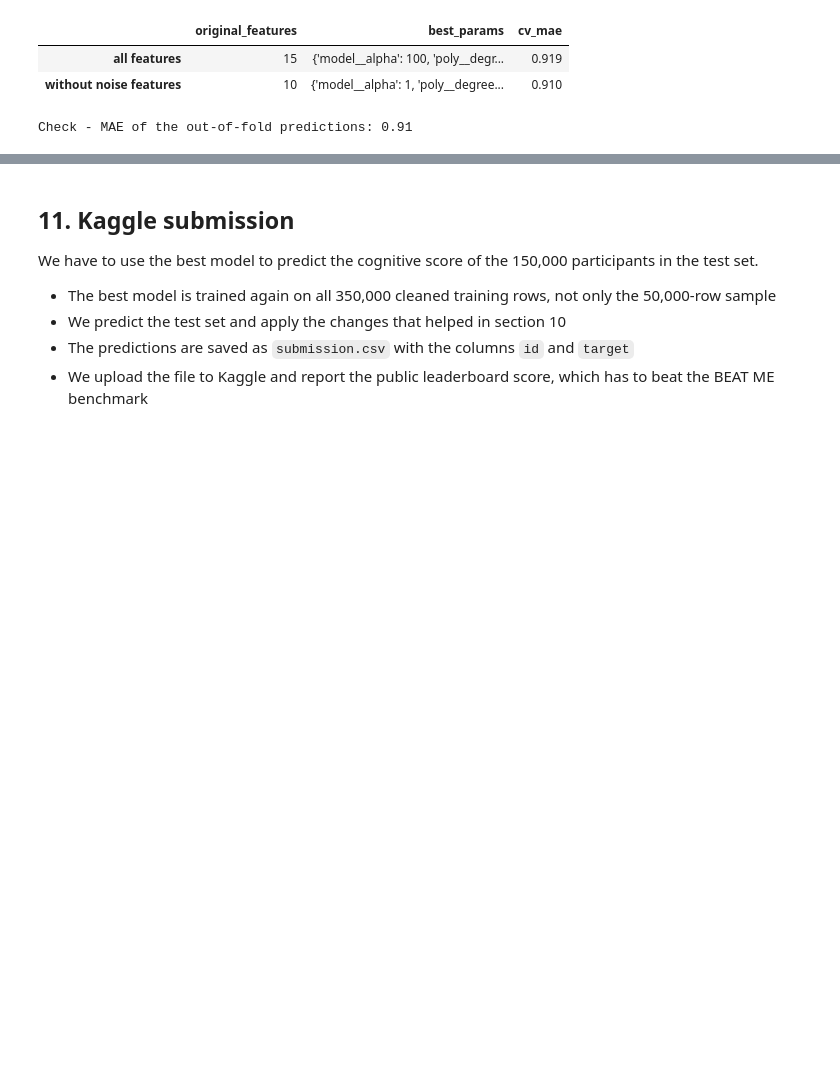
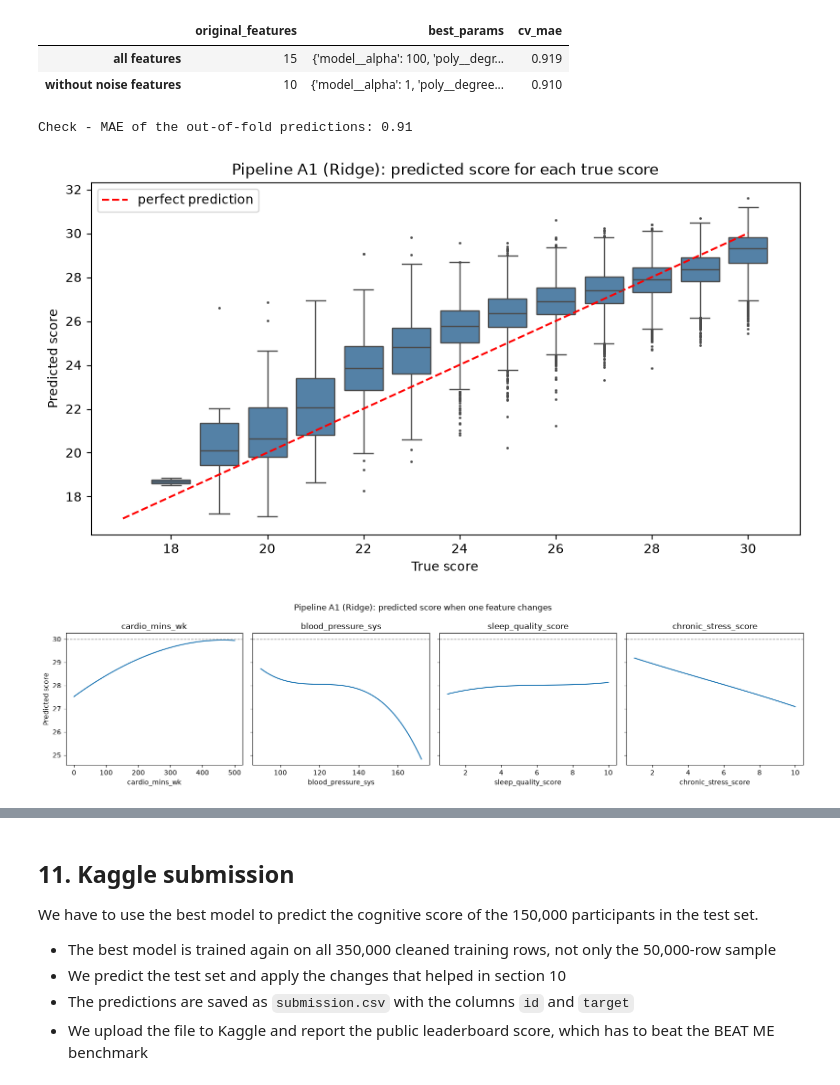
Before and after one commit to kacoew/DAT200-CAs, a Jupyter notebook: CA05_26H/CA5_Group6.ipynb, the cells around one changed output, grey strips where cells are left out. Saved outputs shown, nothing was run; the diff lists cells and outputs as text; code cells hidden in the pictures; blank space fills up the shorter version.

```diff
--- a/CA05_26H/CA5_Group6.ipynb
+++ b/CA05_26H/CA5_Group6.ipynb
@@ -527,4 +527,54 @@ print("Check - MAE of the out-of-fold predictions:", round(mean_absolute_error(y
 | all features | 15 | {'model__alpha': 100, 'poly__degr... | 0.919 |
 | without noise features | 10 | {'model__alpha': 1, 'poly__degree... | 0.910 |
 Check - MAE of the out-of-fold predictions: 0.91
+# %%
+# Section 7a.4 - Visualisations of pipeline A1
+
+# Two small helper functions, used again for the other pipelines
+
+def plot_pred_vs_true(pred, title, ax=None):
+    """Boxplot of the predicted score for each true score, with the line of a perfect prediction."""
+    if ax is None:
+        fig, ax = plt.subplots(figsize=(10, 5))
+    sns.boxplot(x=y_tune, y=np.asarray(pred, dtype=float), native_scale=True, color="steelblue",
+                fliersize=1, ax=ax)
+    ax.plot([17, 30], [17, 30], color="red", linestyle="--", label="perfect prediction")
+    ax.set_title(title)
+    ax.set_xlabel("True score")
+    ax.set_ylabel("Predicted score")
+    ax.legend()
+
+
+def plot_effects(model, title):
+    """Predicted score for a typical participant when ONE feature changes and the rest stay typical."""
+    # Typical participant: the median of every numeric feature and the most common smoking status
+    typical = X_tune.median(numeric_only=True).to_frame().T
+    typical["smoking_status"] = X_tune["smoking_status"].mode()[0]
+    typical = typical[X_tune.columns]  # same column order as the training data
+
+    features_to_show = ["cardio_mins_wk", "blood_pressure_sys", "sleep_quality_score", "chronic_stress_score"]
+    fig, axes = plt.subplots(1, 4, figsize=(16, 4), sharey=True)
+    for ax, feature in zip(axes, features_to_show):
+        values = np.linspace(X_tune[feature].min(), X_tune[feature].max(), 100)
+        participants = pd.concat([typical] * len(values), ignore_index=True)
+        participants[feature] = values  # only this feature changes
+        ax.plot(values, model.predict(participants))
+        ax.axhline(30, color="grey", linestyle="--", linewidth=1)  # the ceiling
+        ax.set_title(feature)
+        ax.set_xlabel(feature)
+    axes[0].set_ylabel("Predicted score")
+    fig.suptitle(title)
+    plt.tight_layout()
+
+
+# 1) How well does it predict? (out-of-fold predictions from 7a.3)
+plot_pred_vs_true(pred_a, "Pipeline A1 (Ridge): predicted score for each true score")
+plt.show()
+
+# 2) What did it learn?
+plot_effects(gs_a_sel.best_estimator_, "Pipeline A1 (Ridge): predicted score when one feature changes")
+plt.show()
+# %% [output]
+[figure, added]
+[figure, added]
 # %% [markdown]
```
Also changed, not shown: parts of 31 cells of this notebook, 4 other files.
